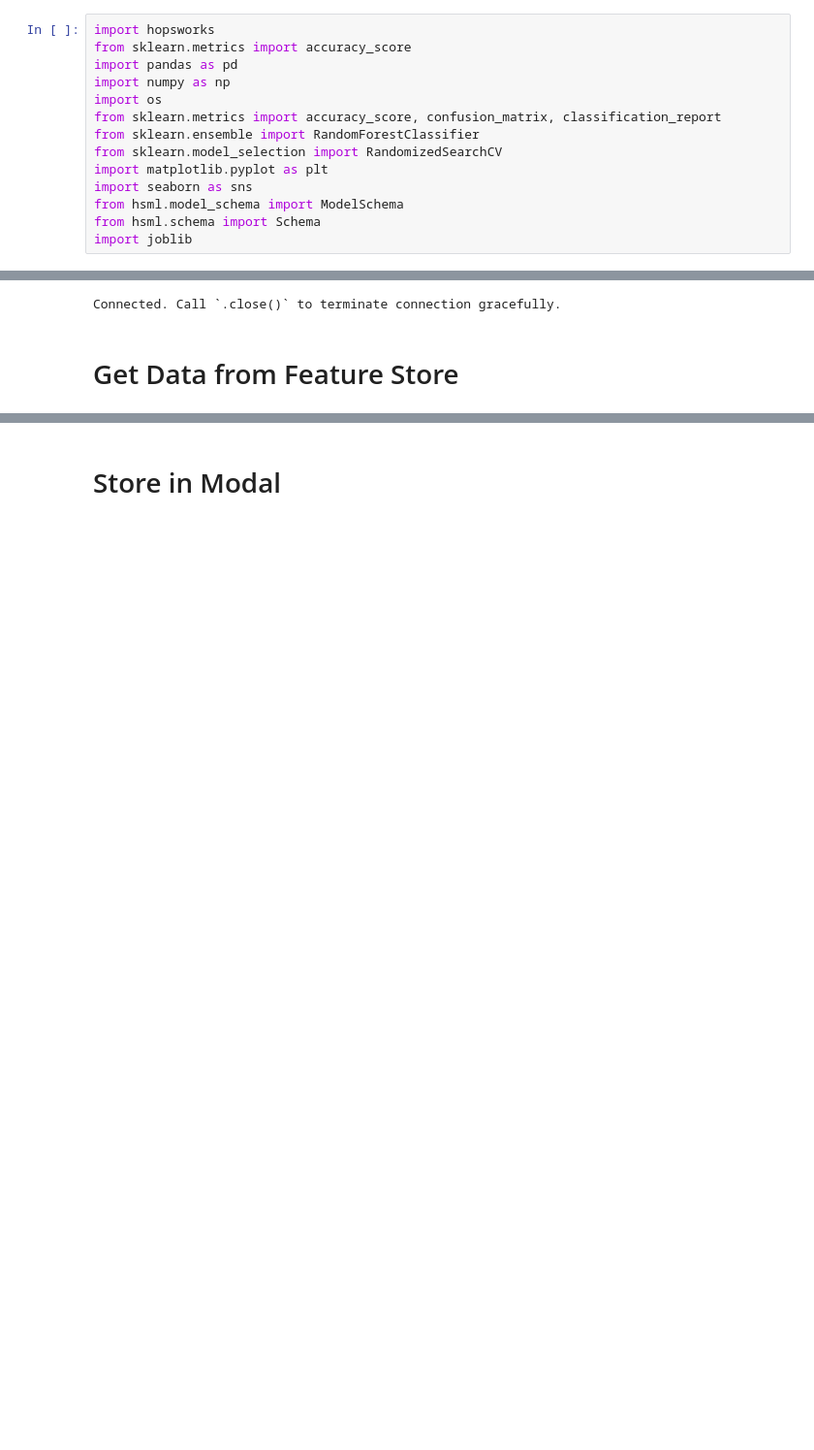
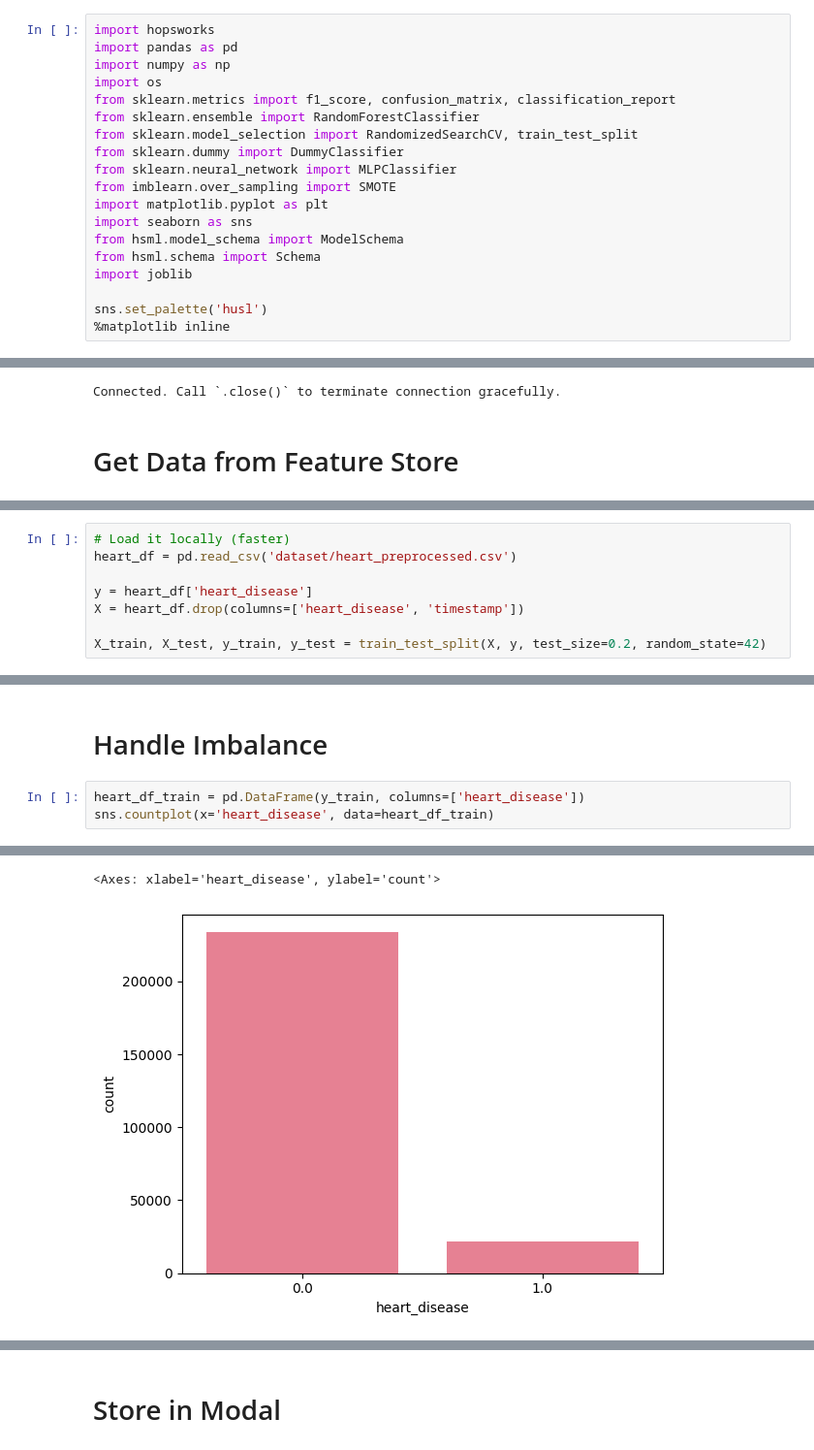
Before and after one commit to eleander/Scalable_Machine_Learning, a Jupyter notebook: 2_heart_training_pipeline.ipynb, the cells around one changed output, grey strips where cells are left out. Shown at 97% size. Cells and saved outputs as stored; diff of their text form; blank space fills up the shorter version.

```diff
--- a/2_heart_training_pipeline.ipynb
+++ b/2_heart_training_pipeline.ipynb
@@ -1,17 +1,22 @@
 # %%
 import hopsworks
-from sklearn.metrics import accuracy_score
 import pandas as pd
 import numpy as np
 import os
-from sklearn.metrics import accuracy_score, confusion_matrix, classification_report
+from sklearn.metrics import f1_score, confusion_matrix, classification_report
 from sklearn.ensemble import RandomForestClassifier
-from sklearn.model_selection import RandomizedSearchCV
+from sklearn.model_selection import RandomizedSearchCV, train_test_split
+from sklearn.dummy import DummyClassifier
+from sklearn.neural_network import MLPClassifier
+from imblearn.over_sampling import SMOTE
 import matplotlib.pyplot as plt
 import seaborn as sns
 from hsml.model_schema import ModelSchema
 from hsml.schema import Schema
 import joblib
+
+sns.set_palette('husl')
+%matplotlib inline
 # %%
 project = hopsworks.login()
 # %% [output]
@@ -34,0 +45,8 @@ feature_view = fs.get_or_create_feature_view(name="heart",
+# %%
+# Load it locally (faster)
+heart_df = pd.read_csv('dataset/heart_preprocessed.csv')
+
+y = heart_df['heart_disease']
+X = heart_df.drop(columns=['heart_disease', 'timestamp'])
+
+X_train, X_test, y_train, y_test = train_test_split(X, y, test_size=0.2, random_state=42)
@@ -34,0 +60,6 @@ feature_view = fs.get_or_create_feature_view(name="heart",
+# %% [markdown]
+# Handle Imbalance
+# %%
+heart_df_train = pd.DataFrame(y_train, columns=['heart_disease'])
+sns.countplot(x='heart_disease', data=heart_df_train)
+# %% [output]
@@ -34,0 +68,2 @@ feature_view = fs.get_or_create_feature_view(name="heart",
+<Axes: xlabel='heart_disease', ylabel='count'>
+[figure, added]
```
Also changed, not shown: parts of 19 cells of this notebook, 8 other files.
